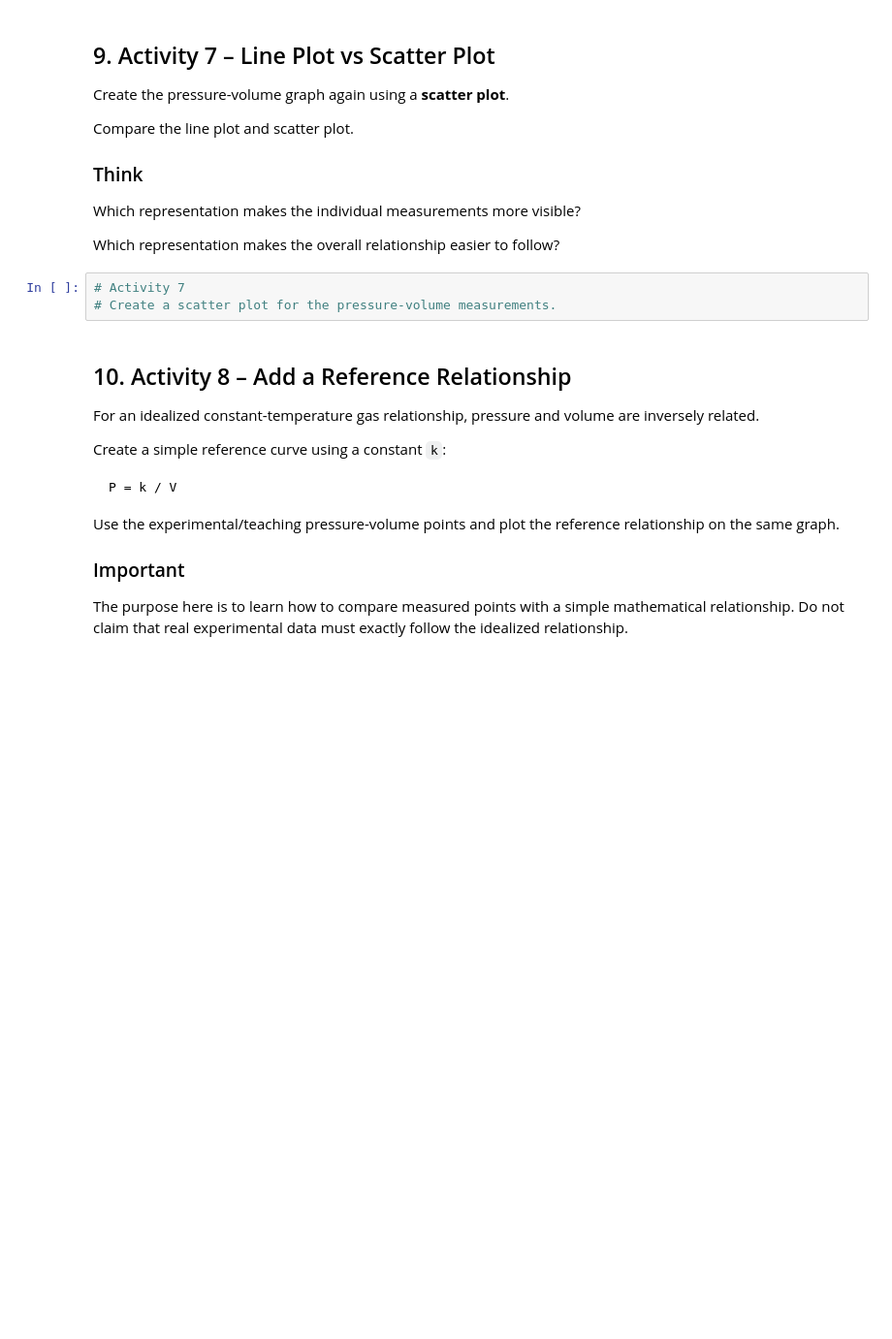
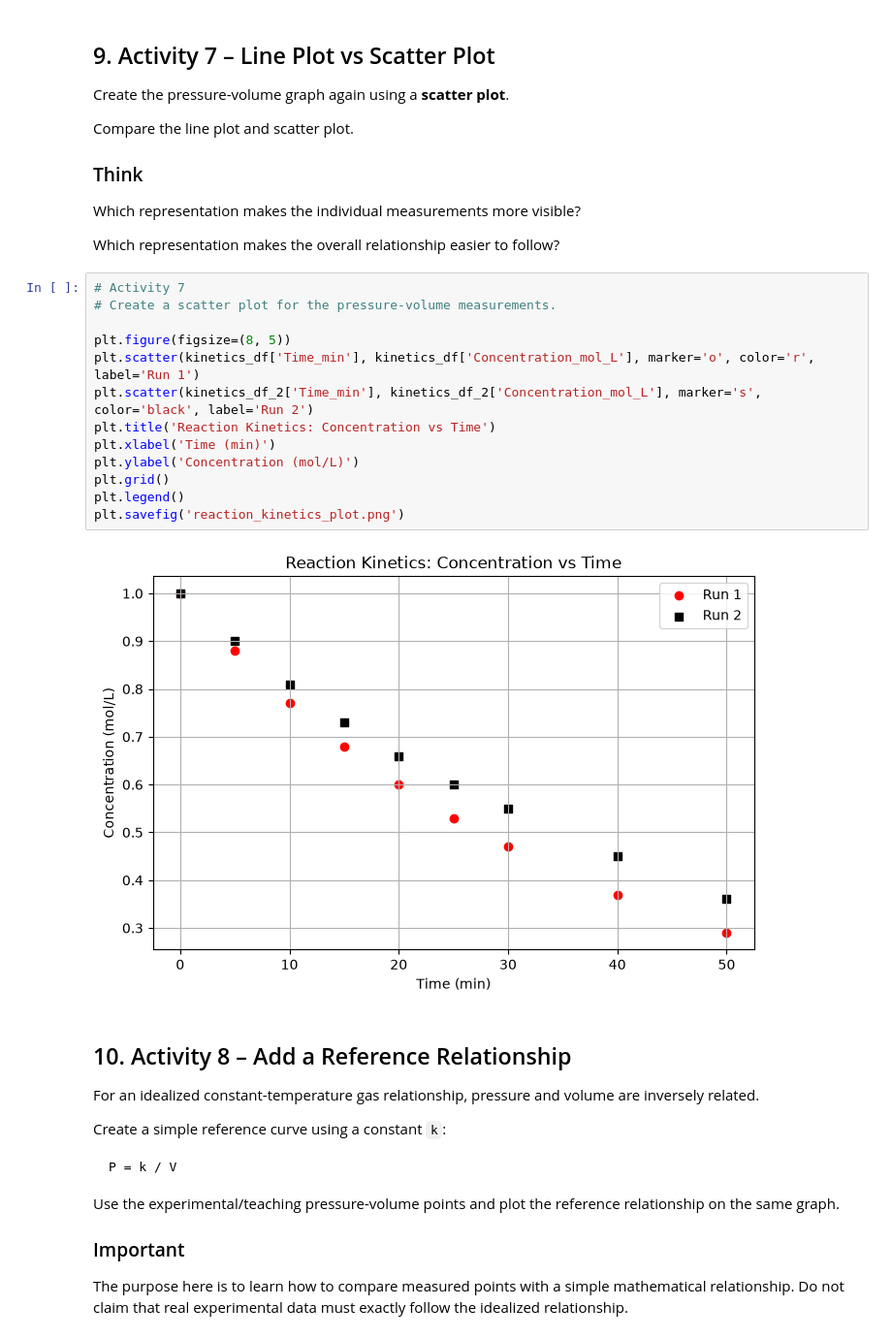
Before and after one commit to aglawemanav/CP_Practical, a Jupyter notebook: Practical_10_Data_Visualization_Reaction_Kinetics_Pressure_Volume.ipynb, the cells around one changed output. Shown at 97% size. Cells and saved outputs as stored; diff of their text form; blank space fills up the shorter version.

```diff
--- a/Practical_10_Data_Visualization_Reaction_Kinetics_Pressure_Volume.ipynb
+++ b/Practical_10_Data_Visualization_Reaction_Kinetics_Pressure_Volume.ipynb
@@ -229,9 +322,21 @@ Compare the line plot and scatter plot.
 Which representation makes the individual measurements more visible?
 
 Which representation makes the overall relationship easier to follow?
-# %%
-# Activity 7
-# Create a scatter plot for the pressure-volume measurements.
+# %%
+# Activity 7
+# Create a scatter plot for the pressure-volume measurements.
+
+plt.figure(figsize=(8, 5))
+plt.scatter(kinetics_df['Time_min'], kinetics_df['Concentration_mol_L'], marker='o', color='r', label='Run 1')
+plt.scatter(kinetics_df_2['Time_min'], kinetics_df_2['Concentration_mol_L'], marker='s', color='black', label='Run 2')
+plt.title('Reaction Kinetics: Concentration vs Time')
+plt.xlabel('Time (min)')
+plt.ylabel('Concentration (mol/L)')
+plt.grid()
+plt.legend()
+plt.savefig('reaction_kinetics_plot.png')
+# %% [output]
+[figure, added]
 # %% [markdown]
 ## 10. Activity 8 – Add a Reference Relationship
 
```
Also changed, not shown: parts of 20 cells of this notebook, 2 other files.
